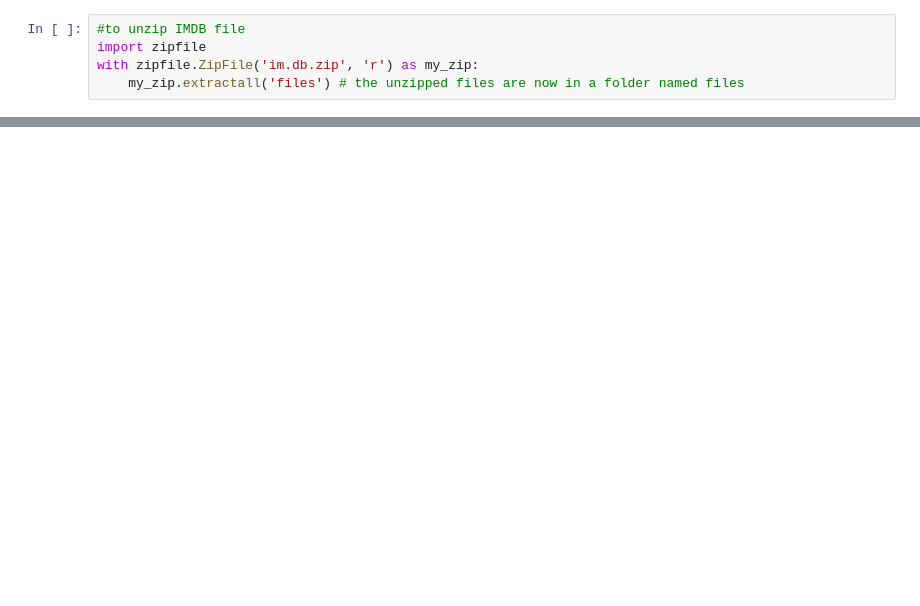
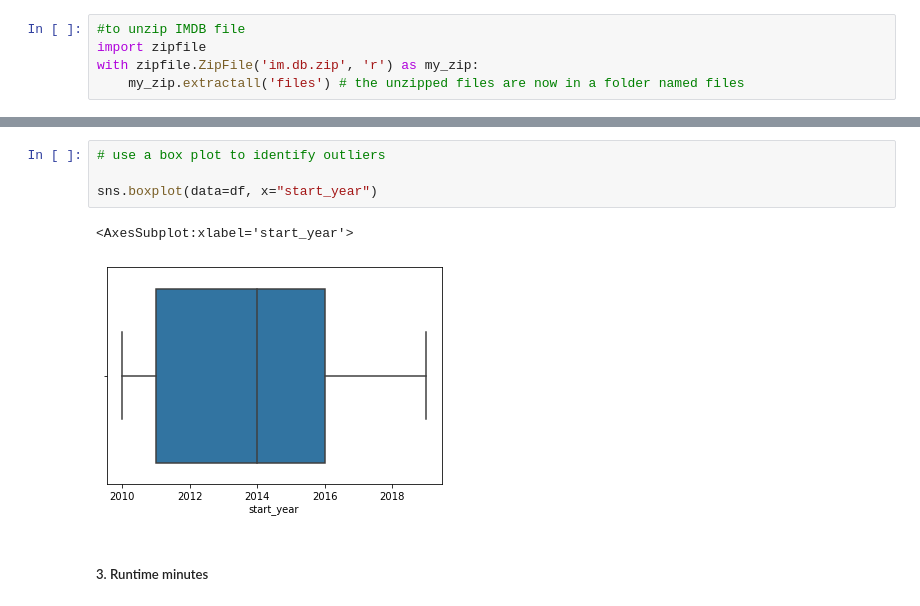
Before and after one commit to HKwirikia/dsc-phase-1-project-v2-4, a Jupyter notebook: student.ipynb, the cells around one changed output, grey strips where cells are left out. Saved outputs shown, nothing was run; the diff lists cells and outputs as text; blank space fills up the shorter version.

```diff
--- a/student.ipynb
+++ b/student.ipynb
@@ -56,0 +476,9 @@ DatabaseError: Execution failed on sql 'SELECT * FROM movie_basics;': no such ta
+# %%
+# use a box plot to identify outliers
+
+sns.boxplot(data=df, x="start_year")
+# %% [output]
+<AxesSubplot:xlabel='start_year'>
+[figure, added]
+# %% [markdown]
+##### 3. Runtime minutes
```
Also changed, not shown: parts of 75 cells of this notebook.
